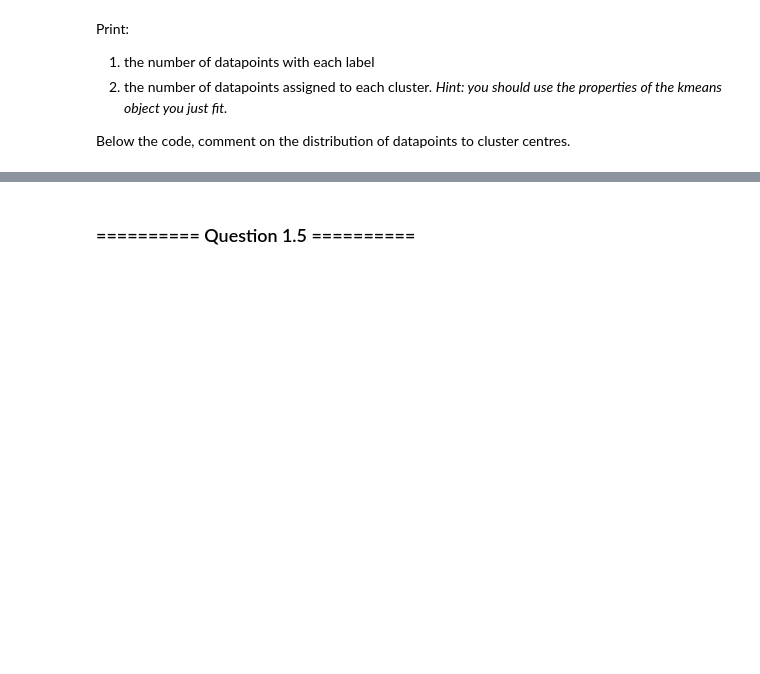
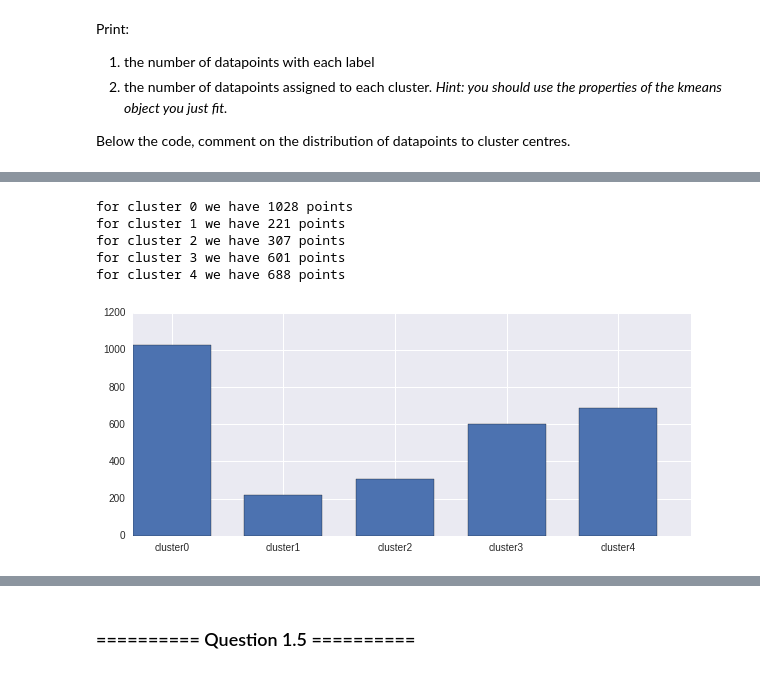
Before and after one commit to ngbcos/iaml-1, a Jupyter notebook: 09_Assignment_4_pligor.ipynb, the cells around one changed output, grey strips where cells are left out. Drawn from its saved outputs; the diff is of its cells as text; code cells hidden in the pictures; blank space fills up the shorter version.

```diff
--- a/09_Assignment_4_pligor.ipynb
+++ b/09_Assignment_4_pligor.ipynb
@@ -191,0 +277,10 @@ Below the code:
+# %%
+averageDists = []
+for i in range(numOfClusters):
+    cluster = Xs[i]
+    clusterCenter = kmeans.cluster_centers_[i]
+    averageDists.append(
+        getAverageDistanceOfClusterFromCenter(cluster, clusterCenter)
+    )
+
+averageDists
@@ -191,0 +310,9 @@ Below the code:
+# %%
+def getSumOfSquaredDists(cluster, clusterCenter):
+    return np.sum((cluster.values - clusterCenter)**2)
+# %%
+inertia = 0
+for i in range(numOfClusters):
+    inertia += getSumOfSquaredDists(cluster = Xs[i], clusterCenter = kmeans.cluster_centers_[i])
+
+inertia
@@ -203,0 +367,22 @@ Below the code, comment on the distribution of datapoints to cluster centres.
+# %%
+lbs = kmeans.labels_
+clustersDict = OrderedDict()
+for i in range(kmeans.n_clusters):
+    clustersDict["cluster" + str(i)] = len(lbs[lbs==i])
+    print "for cluster %d we have %d points" % (i, clustersDict["cluster" + str(i)])
+# %% [output]
+for cluster 0 we have 1028 points
+for cluster 1 we have 221 points
+for cluster 2 we have 307 points
+for cluster 3 we have 601 points
+for cluster 4 we have 688 points
+# %%
+fig, ax = plt.subplots(figsize=(10,4))
+width=0.7
+xaxis = np.arange(len(clustersDict))
+plt.bar(xaxis,clustersDict.values(), width=width)
+ax.set_xticks(xaxis + width / 2)
+ax.set_xticklabels(clustersDict.keys())
+print
+# %% [output]
+[figure, added]
```
Also changed, not shown: parts of 98 cells of this notebook.
